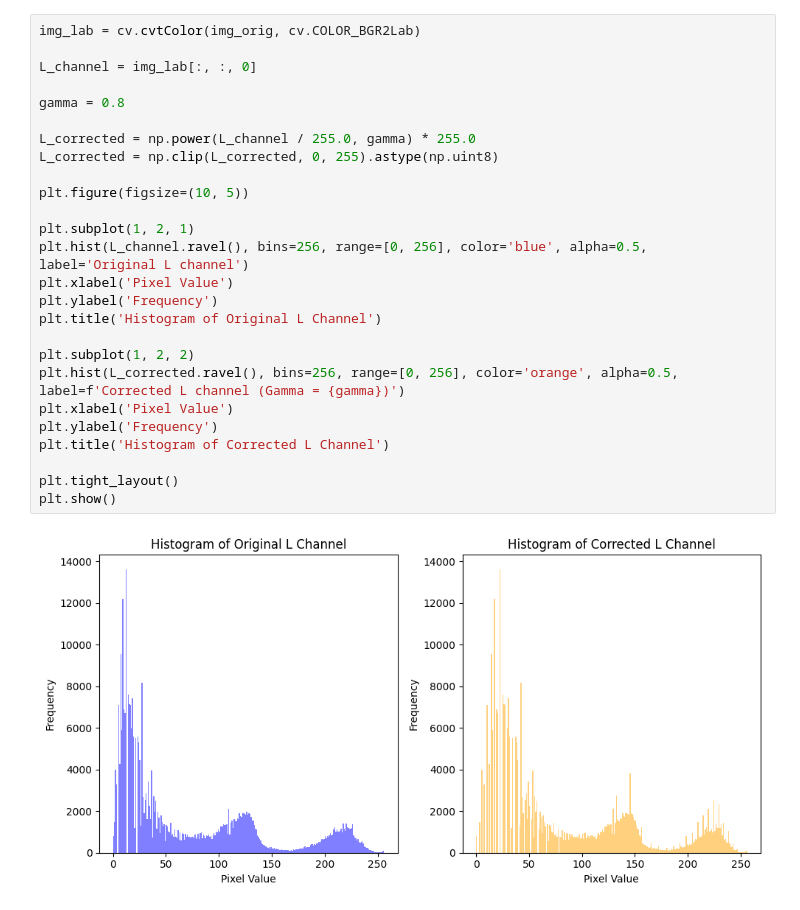
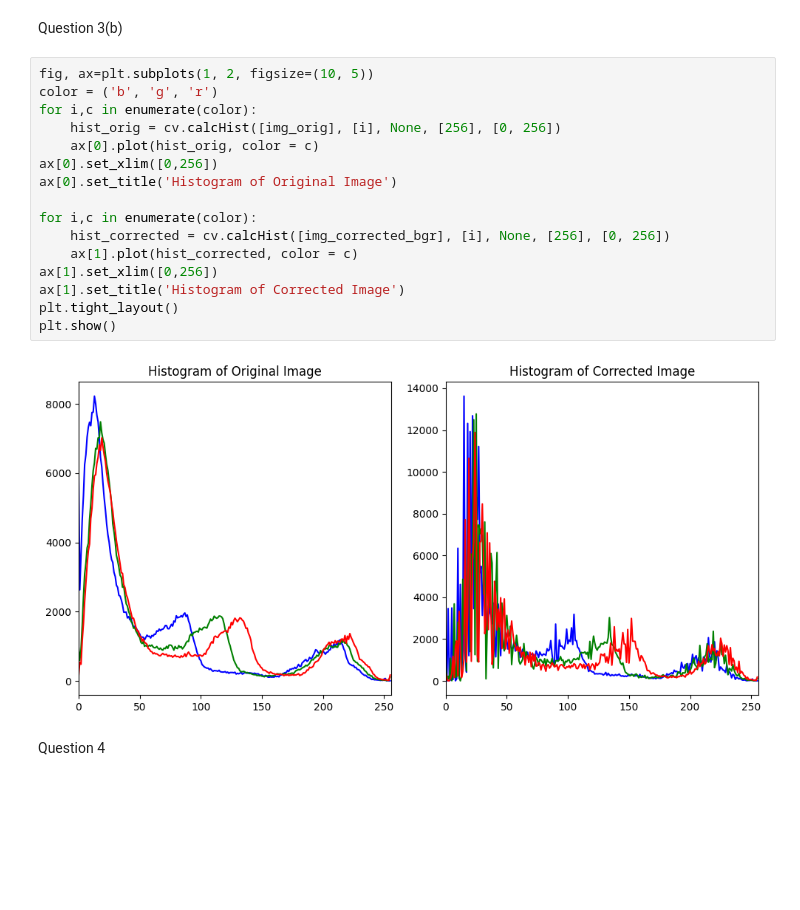
Before and after one commit to Chamod-Kavinda/Image-Processing-and-Machine-Vision, a Jupyter notebook: Assignment_01/Assignment_01.ipynb, the cells around one changed output. Cells and saved outputs as stored; diff of their text form; blank space fills up the shorter version.

```diff
--- a/Assignment_01/Assignment_01.ipynb
+++ b/Assignment_01/Assignment_01.ipynb
@@ -130,29 +129,23 @@ plt.show()
-# %%
-img_lab = cv.cvtColor(img_orig, cv.COLOR_BGR2Lab)
-
-L_channel = img_lab[:, :, 0]
-
-gamma = 0.8
-
-L_corrected = np.power(L_channel / 255.0, gamma) * 255.0
-L_corrected = np.clip(L_corrected, 0, 255).astype(np.uint8)
-
-plt.figure(figsize=(10, 5))
-
-plt.subplot(1, 2, 1)
-plt.hist(L_channel.ravel(), bins=256, range=[0, 256], color='blue', alpha=0.5, label='Original L channel')
-plt.xlabel('Pixel Value')
-plt.ylabel('Frequency')
-plt.title('Histogram of Original L Channel')
-
-plt.subplot(1, 2, 2)
-plt.hist(L_corrected.ravel(), bins=256, range=[0, 256], color='orange', alpha=0.5, label=f'Corrected L channel (Gamma = {gamma})')
-plt.xlabel('Pixel Value')
-plt.ylabel('Frequency')
-plt.title('Histogram of Corrected L Channel')
-
-plt.tight_layout()
-plt.show()
-# %% [output]
-[figure, removed]
+# %% [markdown]
+Question 3(b)
+# %%
+fig, ax=plt.subplots(1, 2, figsize=(10, 5))
+color = ('b', 'g', 'r')
+for i,c in enumerate(color):
+    hist_orig = cv.calcHist([img_orig], [i], None, [256], [0, 256])
+    ax[0].plot(hist_orig, color = c)
+ax[0].set_xlim([0,256])
+ax[0].set_title('Histogram of Original Image')
+
+for i,c in enumerate(color):
+    hist_corrected = cv.calcHist([img_corrected_bgr], [i], None, [256], [0, 256])
+    ax[1].plot(hist_corrected, color = c)
+ax[1].set_xlim([0,256])
+ax[1].set_title('Histogram of Corrected Image')
+plt.tight_layout()
+plt.show()
+# %% [output]
+[figure, added]
+# %% [markdown]
+Question 4
 # %%
```
Also changed, not shown: parts of 13 cells of this notebook.
